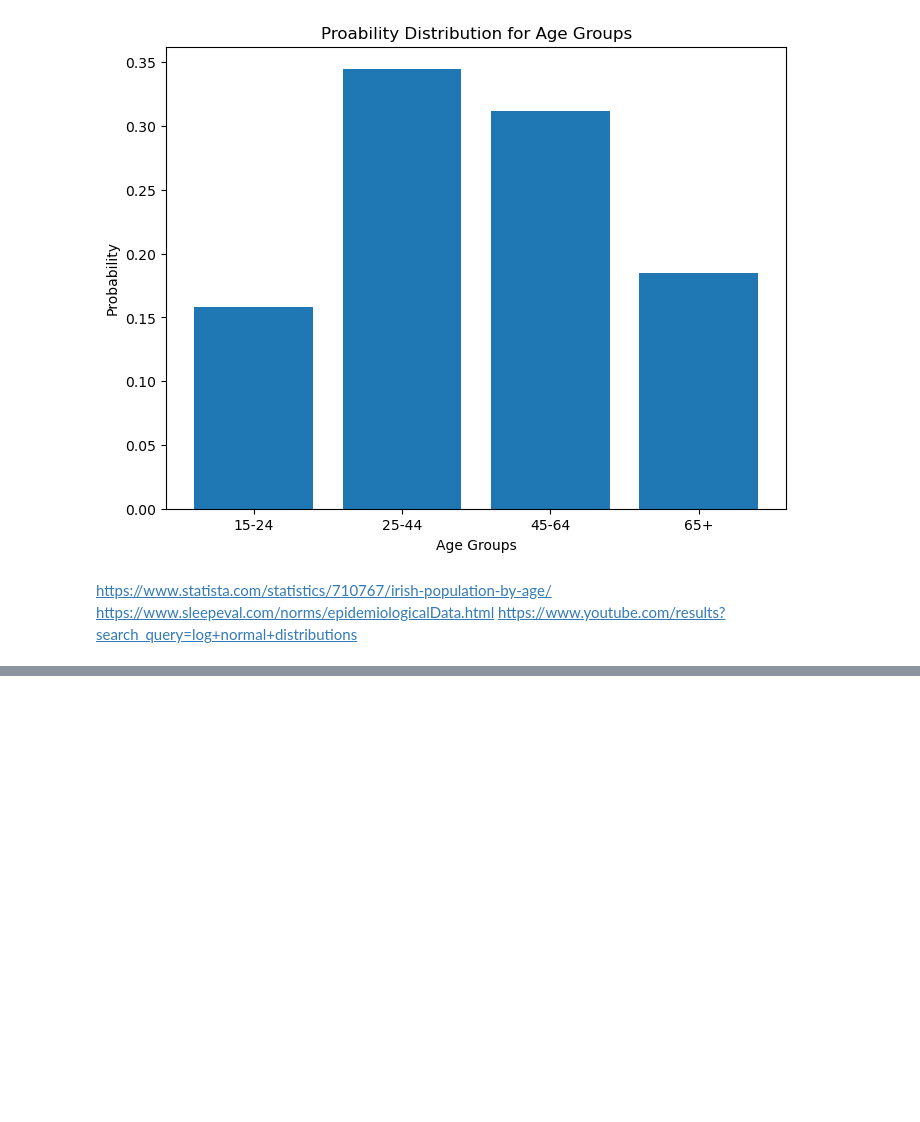
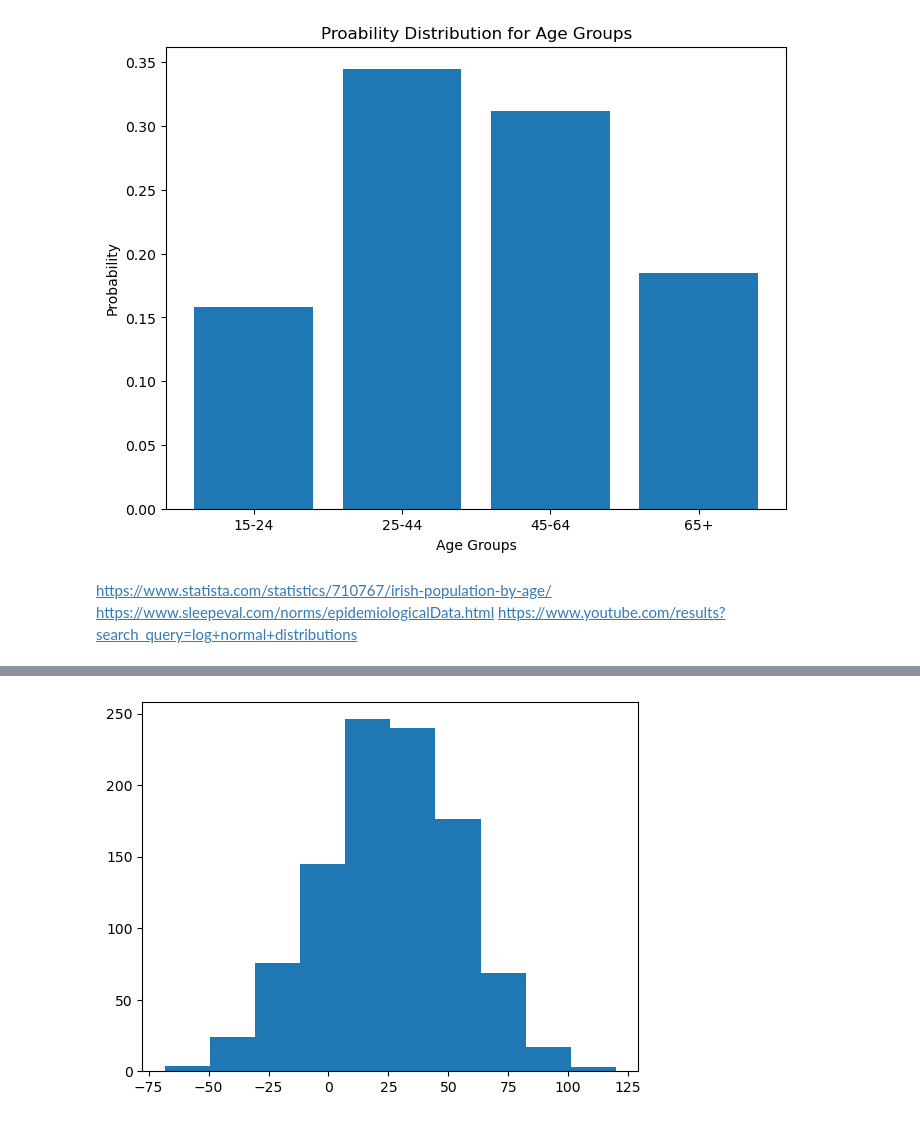
Before and after one commit to ShaneOG2/ProgrammingForDAp1, a Jupyter notebook: Simulation Notebook.ipynb, the cells around one changed output, grey strips where cells are left out. Saved outputs shown, nothing was run; the diff lists cells and outputs as text; code cells hidden in the pictures; blank space fills up the shorter version.

```diff
--- a/Simulation Notebook.ipynb
+++ b/Simulation Notebook.ipynb
@@ -341,0 +395,9 @@ convertHrsMins(60)
+# %%
+import numpy as np
+x = np.random.normal(25, 30)
+# %%
+import matplotlib.pyplot as plt
+plt.hist(x)
+plt.show()
+# %% [output]
+[figure, added]
```
Also changed, not shown: parts of 13 cells of this notebook.
